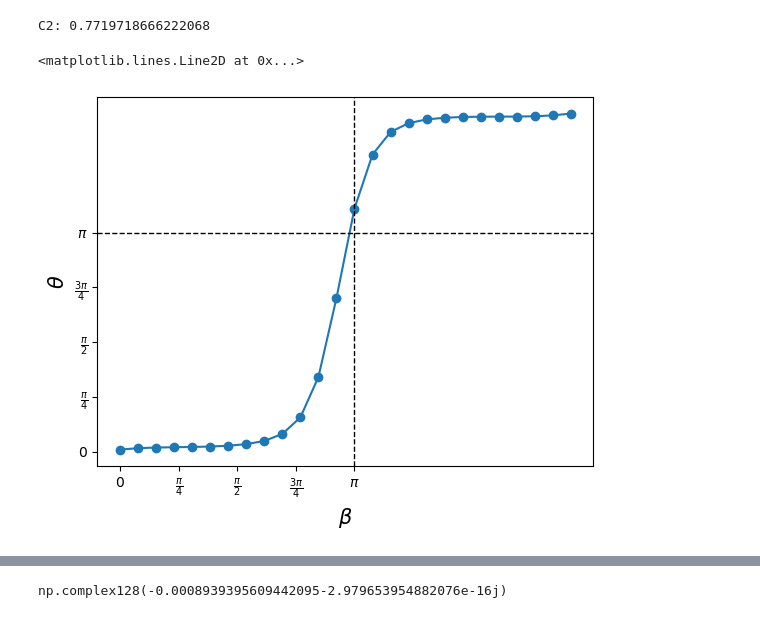
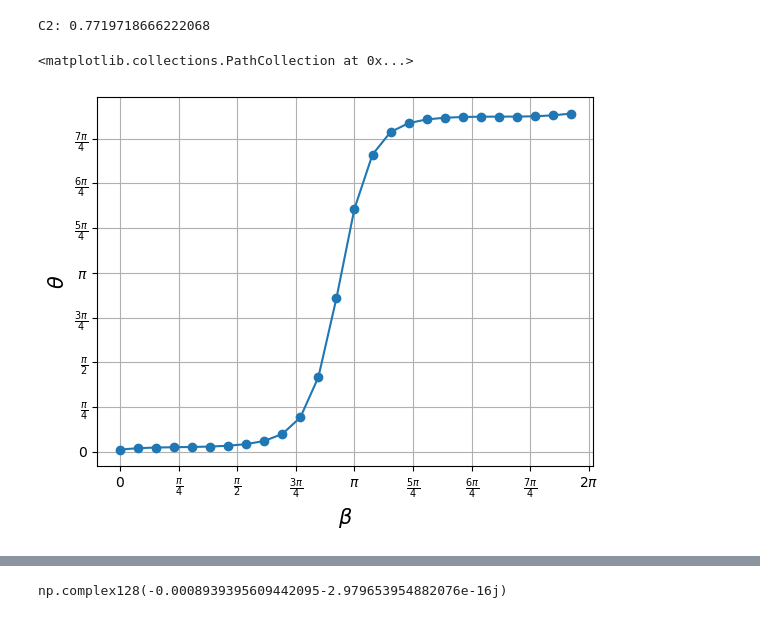
Before and after one commit to treycole/WanPy, a Jupyter notebook: dev/adiabatic_dim.ipynb, the cells around one changed output, grey strips where cells are left out. Cells and saved outputs as stored; diff of their text form; code cells hidden in the pictures.

```diff
--- a/dev/adiabatic_dim.ipynb
+++ b/dev/adiabatic_dim.ipynb
@@ -266,42 +244,38 @@ C2: 0.7719718666222068
 # %%
 thetas = np.zeros(betas.shape[0], dtype=complex)
 
-chern2_density = np.einsum("ijkl, ij...mn, kl...nm->...", epsilon, b_curv, b_curv)
-# chern2_density = np.einsum("ijkl, ij...mn, kl...nm->...", epsilon, b_flux, b_flux)
+# chern2_density = np.einsum("ijkl, ij...mn, kl...nm->...", epsilon, b_curv, b_curv)
+chern2_density = np.einsum("ijkl, ij...mn, kl...nm->...", epsilon, b_flux, b_flux)
 
 for beta_idx, beta in enumerate(betas):
     sliced_dtheta = chern2_density[..., :beta_idx+1]
 
-    # print(sliced_dtheta.shape, beta)
-    # print(sliced_dtheta[0,0,0, :])
-
-    # theta = np.sum(sliced_dtheta)
-    theta = np.sum(sliced_dtheta) * d4k #/sqrt_mtrc
+    theta = np.sum(sliced_dtheta)
+    # theta = np.sum(sliced_dtheta) * d4k
 
     thetas[beta_idx] = theta / (16 * np.pi)
 # %%
 #### Plotting theta(beta)
 
 fig, ax = plt.subplots()
 
 ax.set_xlabel(r"$\beta$", size=15)
 ax.set_ylabel(r"$\theta$", size=15)
 
-tick_positions = np.arange(0, np.pi+np.pi/4, np.pi/4)
-tick_labels = [r"$0$", r"$\frac{\pi}{4}$", r"$\frac{\pi}{2}$", r"$\frac{3\pi}{4}$", r"$\pi$"]
+tick_positions = np.arange(0, 2*np.pi+np.pi/4, np.pi/4)
+tick_labels = [
+    r"$0$", r"$\frac{\pi}{4}$", r"$\frac{\pi}{2}$", r"$\frac{3\pi}{4}$", r"$\pi$",
+    r"$\frac{5\pi}{4}$", r"$\frac{6\pi}{4}$", r"$\frac{7\pi}{4}$", r"$2\pi$"]
 
 # Set the ticks and labels for both axes
 ax.set_xticks(tick_positions)
 ax.set_xticklabels(tick_labels)
 ax.set_yticks(tick_positions)
 ax.set_yticklabels(tick_labels)
-# ax.set_ylim(0, np.pi+.2)
-# ax.set_xlim(0, np.pi+.2)
 
-ax.plot(betas, thetas.real)
-ax.scatter(betas, thetas.real)
-ax.axhline(np.pi, ls='--', lw=1, c='k')
-ax.axvline(np.pi, ls='--', lw=1, c='k')
+ax.grid()
+ax.plot(betas, thetas.real, zorder=2)
+ax.scatter(betas, thetas.real, zorder=2)
 # %% [output]
-<matplotlib.lines.Line2D at 0x...>
+<matplotlib.collections.PathCollection at 0x...>
-[figure, old version]
+[figure, new version]
```
Also changed, not shown: parts of 2 cells of this notebook, 3 other files.
